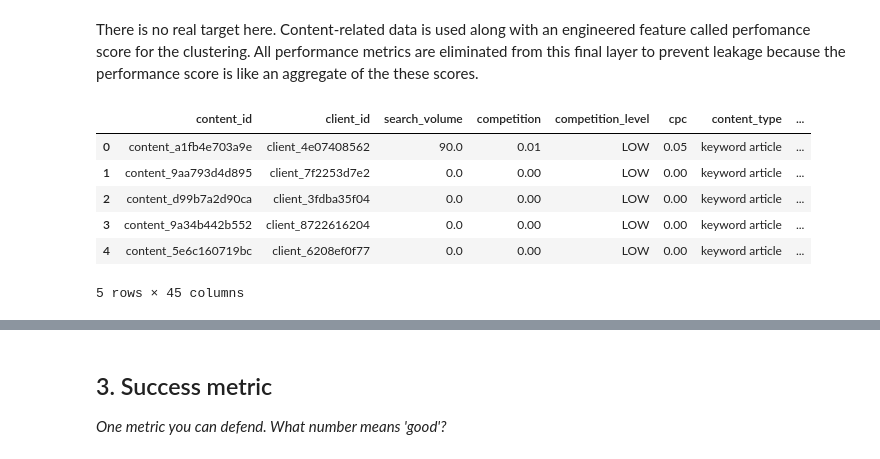
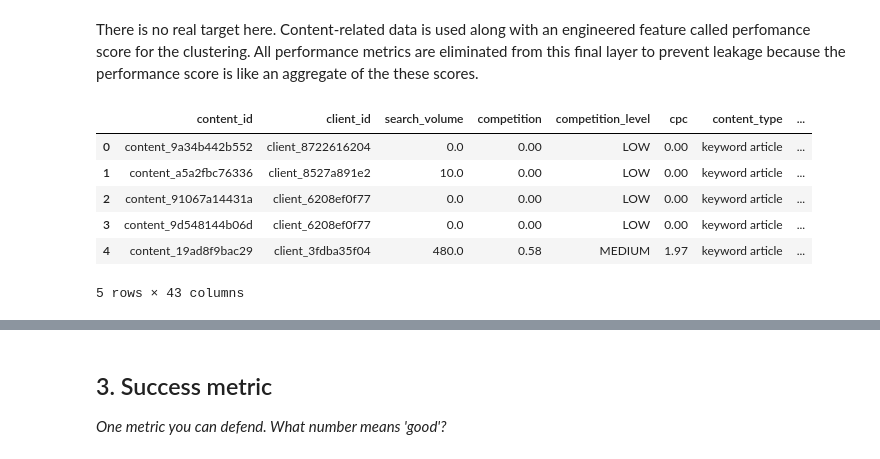
Before and after one commit to Maryam-Shile/flyrank_ml_internship, a Jupyter notebook: work/notebooks/w02_ml_task_framing.ipynb, the cells around one changed output, grey strips where cells are left out. Cells and saved outputs as stored; diff of their text form; code cells hidden in the pictures.

```diff
--- a/work/notebooks/w02_ml_task_framing.ipynb
+++ b/work/notebooks/w02_ml_task_framing.ipynb
@@ -25,11 +31,11 @@ from sklearn.preprocessing import OneHotEncoder, StandardScaler
 # %%
-df = pd.read_csv('/content/info_data.csv')
+df = pd.read_csv('/content/low_performers (2).csv')
 df.head()
 # %% [output]
 |  | content_id | client_id | search_volume | competition | competition_level | cpc | content_type | ... |
-| 0 | content_a1fb4e703a9e | client_4e07408562 | 90.0 | 0.01 | LOW | 0.05 | keyword article | ... |
-| 1 | content_9aa793d4d895 | client_7f2253d7e2 | 0.0 | 0.00 | LOW | 0.00 | keyword article | ... |
-| 2 | content_d99b7a2d90ca | client_3fdba35f04 | 0.0 | 0.00 | LOW | 0.00 | keyword article | ... |
-| 3 | content_9a34b442b552 | client_8722616204 | 0.0 | 0.00 | LOW | 0.00 | keyword article | ... |
-| 4 | content_5e6c160719bc | client_6208ef0f77 | 0.0 | 0.00 | LOW | 0.00 | keyword article | ... |
+| 0 | content_9a34b442b552 | client_8722616204 | 0.0 | 0.00 | LOW | 0.00 | keyword article | ... |
+| 1 | content_a5a2fbc76336 | client_8527a891e2 | 10.0 | 0.00 | LOW | 0.00 | keyword article | ... |
+| 2 | content_91067a14431a | client_6208ef0f77 | 0.0 | 0.00 | LOW | 0.00 | keyword article | ... |
+| 3 | content_9d548144b06d | client_6208ef0f77 | 0.0 | 0.00 | LOW | 0.00 | keyword article | ... |
+| 4 | content_19ad8f9bac29 | client_3fdba35f04 | 480.0 | 0.58 | MEDIUM | 1.97 | keyword article | ... |
-5 rows × 45 columns
+5 rows × 43 columns
```
Also changed, not shown: parts of 27 cells of this notebook.
